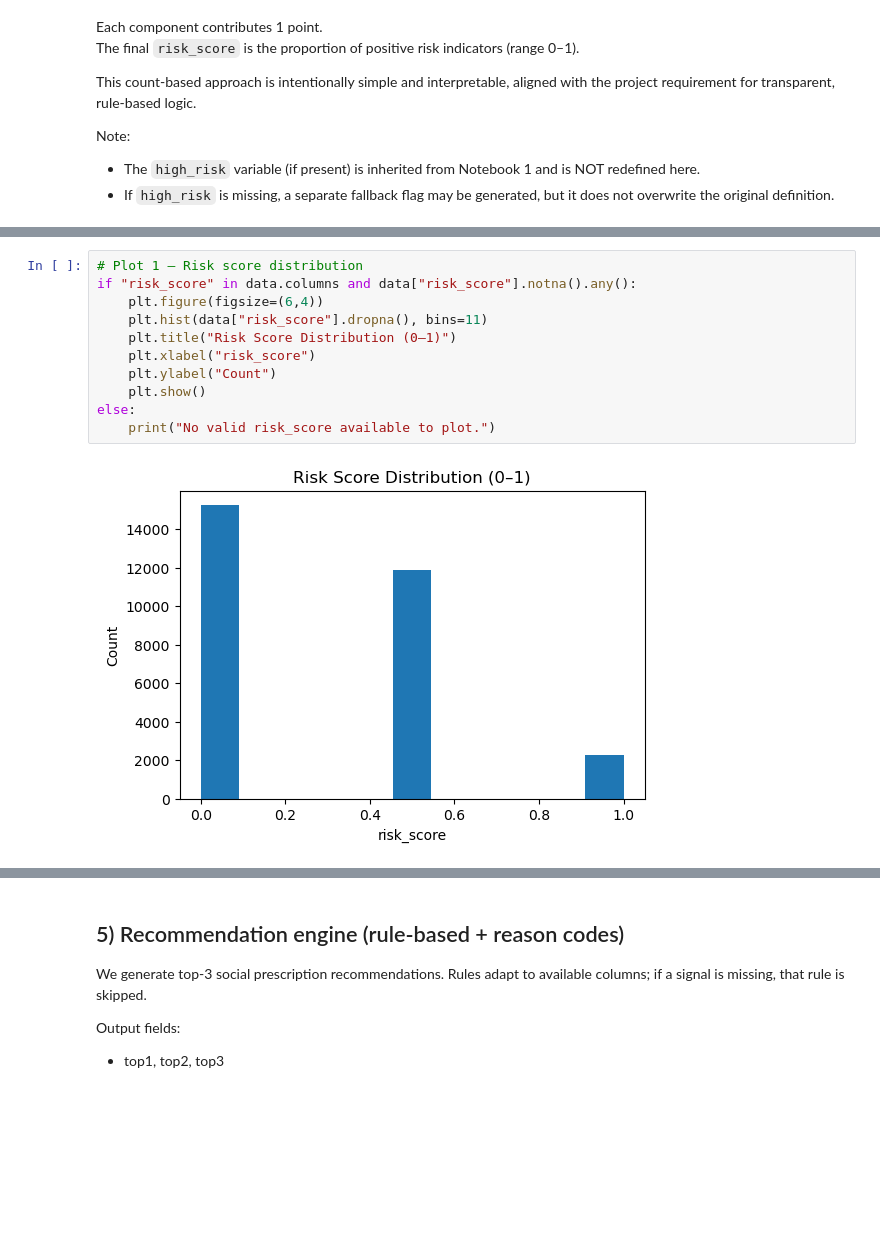
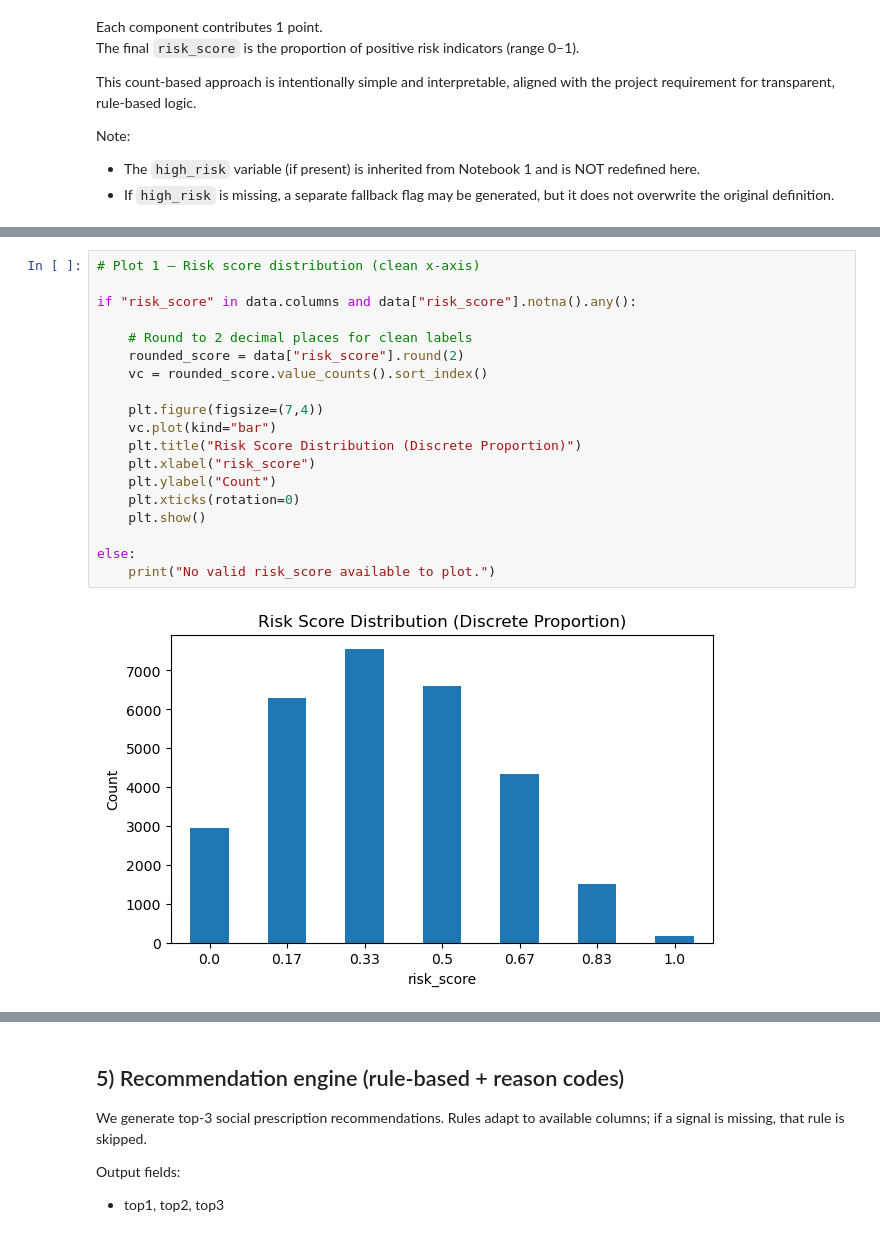
Before and after one commit to ugoyj/BMI5111_Capstone_YuJun, a Jupyter notebook: notebooks/02_feature_engineering_recommendation.ipynb, the cells around one changed output, grey strips where cells are left out. Drawn from its saved outputs; the diff is of its cells as text; blank space fills up the shorter version.

```diff
--- a/notebooks/02_feature_engineering_recommendation.ipynb
+++ b/notebooks/02_feature_engineering_recommendation.ipynb
@@ -252,17 +300,25 @@ Name: risk_score, dtype: float64
 Using existing high_risk from Notebook 1 (cleaned to 0/1).
 # %%
-# Plot 1 — Risk score distribution
+# Plot 1 — Risk score distribution (clean x-axis)
+
 if "risk_score" in data.columns and data["risk_score"].notna().any():
-    plt.figure(figsize=(6,4))
-    plt.hist(data["risk_score"].dropna(), bins=11)
-    plt.title("Risk Score Distribution (0–1)")
+
+    # Round to 2 decimal places for clean labels
+    rounded_score = data["risk_score"].round(2)
+    vc = rounded_score.value_counts().sort_index()
+
+    plt.figure(figsize=(7,4))
+    vc.plot(kind="bar")
+    plt.title("Risk Score Distribution (Discrete Proportion)")
     plt.xlabel("risk_score")
     plt.ylabel("Count")
+    plt.xticks(rotation=0)
     plt.show()
+
 else:
     print("No valid risk_score available to plot.")
 # %% [output]
-[figure, old version]
+[figure, new version]
 # %%
 # Plot 2 — Outcome by risk level (sanity check)
 outcome_col = None
```
Also changed, not shown: parts of 4 cells of this notebook, 1 other file.
